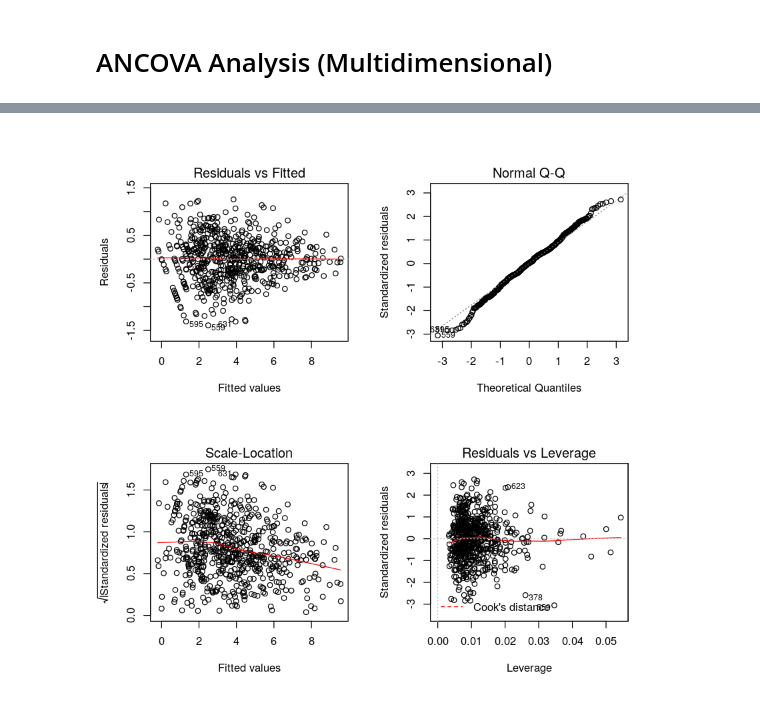
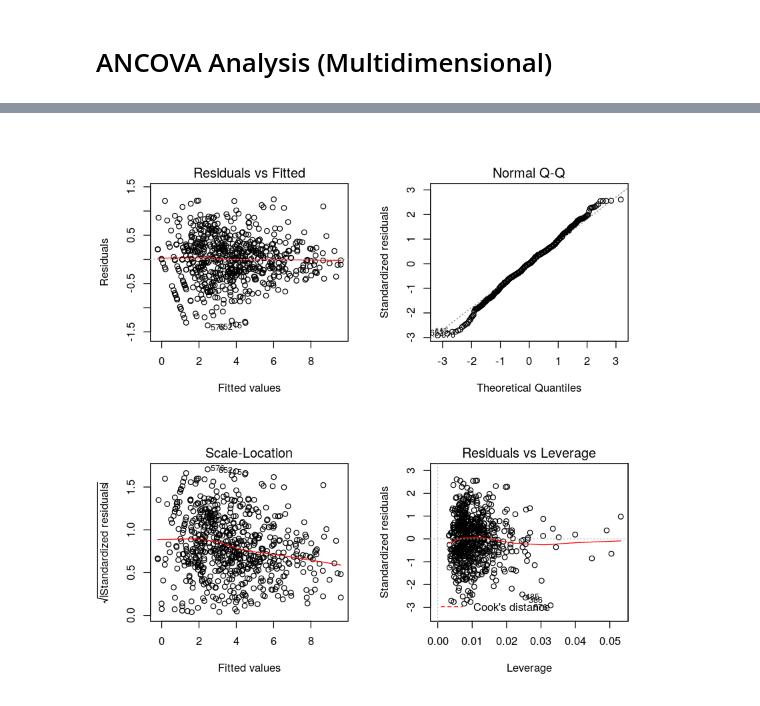
Before and after one commit to SimonHellbrueck/BT_Repository_Mining, a Jupyter notebook: regressiondiagnostics.ipynb, the cells around one changed output, grey strips where cells are left out. Saved outputs shown, nothing was run; the diff lists cells and outputs as text; code cells hidden in the pictures.

```diff
--- a/regressiondiagnostics.ipynb
+++ b/regressiondiagnostics.ipynb
@@ -497,0 +224,9 @@ exp(5.887775)
+# %%
+kotlin_projects_training$Total <- log(kotlin_projects_training$Total)
+# %%
+Language <- kotlin_projects_training$Language
+Lifespan <- kotlin_projects_training$Lifespan
+Issues <- kotlin_projects_training$Issues
+LOC <- kotlin_projects_training$LOC
+Contributors <- kotlin_projects_training$Contributors
+Stargazers <- kotlin_projects_training$Stargazers
@@ -497,0 +245,2 @@ exp(5.887775)
+# %%
+kotlin_projects_training <- kotlin_projects_training[-c(256),]
@@ -498,9 +255,9 @@ exp(5.887775)
 # %% [markdown]
 # ANCOVA Analysis (Multidimensional)
 # %%
-df_java_projects_training["Language"] <- 1
-df_kotlin_projects_training["Language"] <- 0
-java_kotlin_mul = data.frame(rbind(cbind(df_java_projects_training$Language, df_java_projects_training$Total, df_java_projects_training$Lifespan, df_java_projects_training$Issues, df_java_projects_training$LOC, df_java_projects_training$Contributors, df_java_projects_training$Stargazers),cbind(df_kotlin_projects_training$Language, df_kotlin_projects_training$Total, df_kotlin_projects_training$Lifespan, df_kotlin_projects_training$Issues, df_kotlin_projects_training$LOC, df_kotlin_projects_training$Contributors, df_kotlin_projects_training$Stargazers)))
+java_projects_training["Language"] <- 1
+kotlin_projects_training["Language"] <- 0
+java_kotlin_mul = data.frame(rbind(cbind(java_projects_training$Language, java_projects_training$Total, java_projects_training$Lifespan, java_projects_training$Issues, java_projects_training$LOC, java_projects_training$Contributors, java_projects_training$Stargazers),cbind(kotlin_projects_training$Language, kotlin_projects_training$Total, kotlin_projects_training$Lifespan, kotlin_projects_training$Issues, kotlin_projects_training$LOC, kotlin_projects_training$Contributors, kotlin_projects_training$Stargazers)))
 java_kotlin_mul <- setNames(java_kotlin_mul, c("Language","Total", "Lifespan", "Issues","LOC", "Contributors", "Stargazers"))
 # %%
 java_kotlin_mul <- java_kotlin_mul[java_kotlin_mul$Lifespan != 0, ]
@@ -517,8 +294,8 @@ plot(fit)
 # %%
 rownames(java_kotlin_mul) <- NULL
 # %%
-fit <- lm(Total ~ Language + log(Lifespan)+log(Issues) + log(LOC)+log(Contributors) + log(Stargazers), data= java_kotlin_mul[-c(456, 568, 582, 624, 433, 499, 452, 547, 367, 546, 513, 473),])
+fit <- lm(Total ~ Language + log(Lifespan)+log(Issues) + log(LOC)+log(Contributors) + log(Stargazers), data= java_kotlin_mul[-c(463, 506, 546, 554, 619, 374, 634, 480, 520, 459, 440, 555, 590),])
 par(mfrow=c(2,2))
 plot(fit)
 # %% [output]
-[figure, old version]
+[figure, new version]
```
Also changed, not shown: parts of 96 cells of this notebook.
